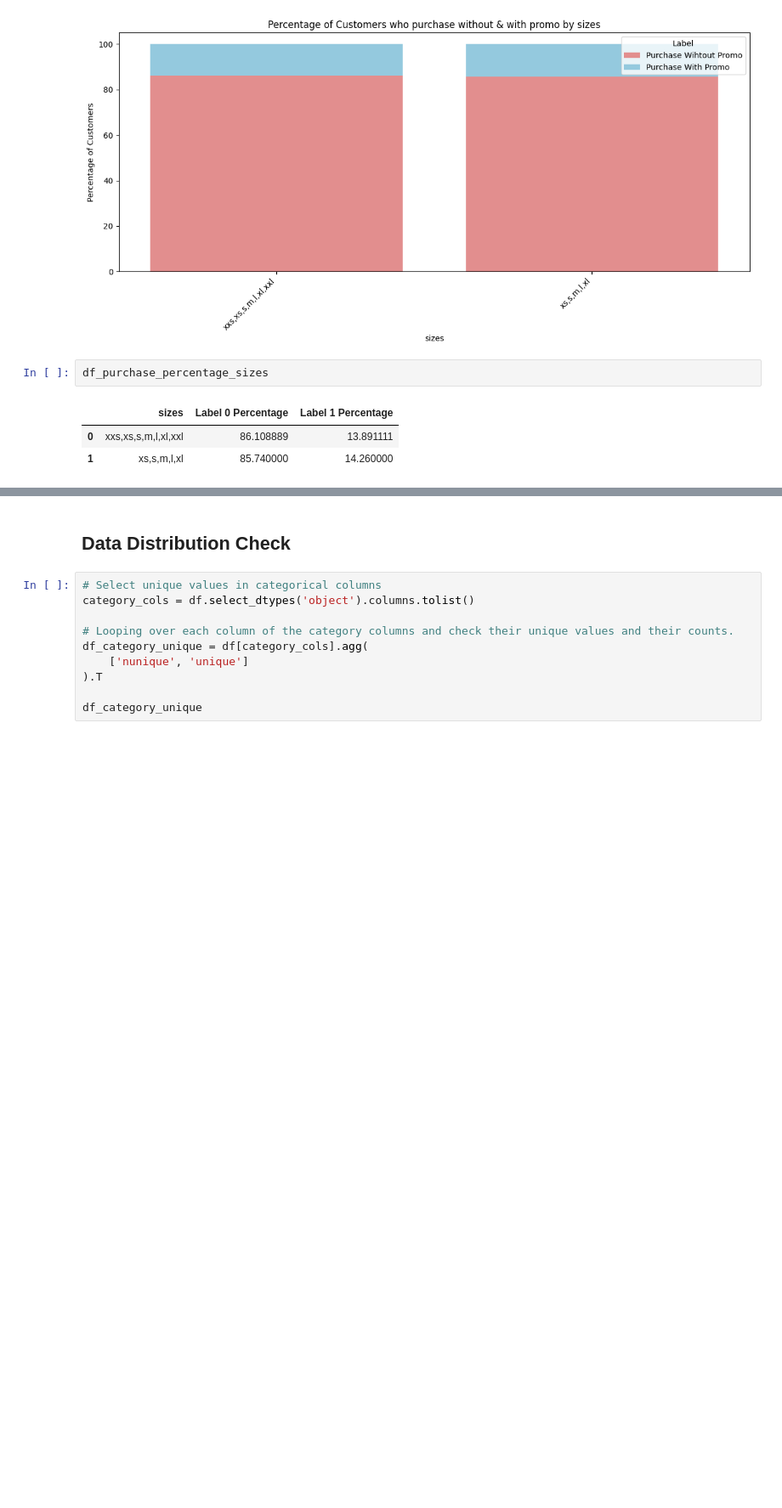
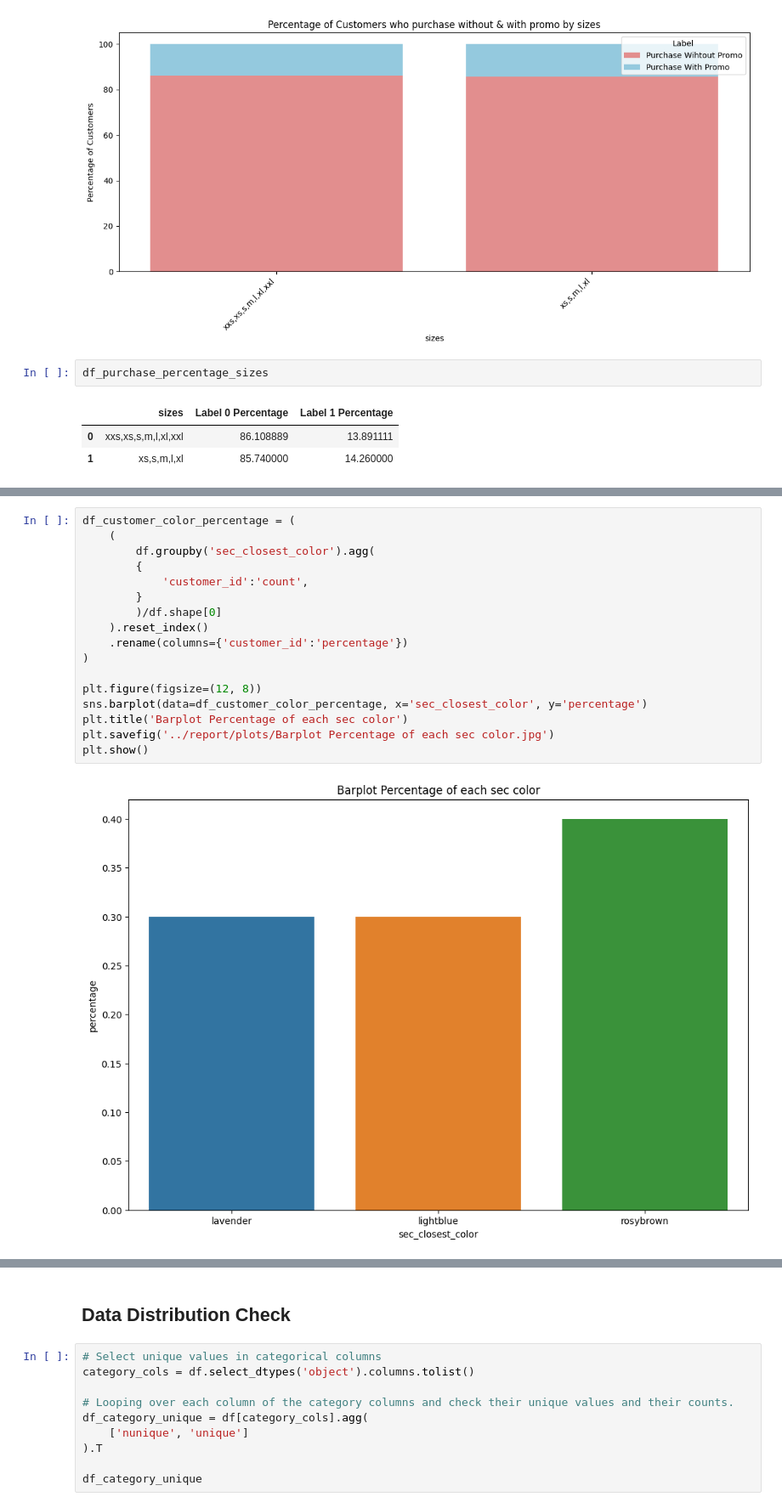
Before and after one commit to AhmedYousriSobhi/market_campain_imapct, a Jupyter notebook: nb_workspace/_1_data_raw_eda.ipynb, the cells around one changed output, grey strips where cells are left out. Shown at 85% size. Drawn from its saved outputs; the diff is of its cells as text; blank space fills up the shorter version.

```diff
--- a/nb_workspace/_1_data_raw_eda.ipynb
+++ b/nb_workspace/_1_data_raw_eda.ipynb
@@ -528,0 +609,19 @@ df_purchase_percentage_sizes
+# %%
+df_customer_color_percentage = (
+    (
+        df.groupby('sec_closest_color').agg(
+        {
+            'customer_id':'count',
+        }
+        )/df.shape[0]
+    ).reset_index()
+    .rename(columns={'customer_id':'percentage'})
+)
+
+plt.figure(figsize=(12, 8))
+sns.barplot(data=df_customer_color_percentage, x='sec_closest_color', y='percentage')
+plt.title('Barplot Percentage of each sec color')
+plt.savefig('../report/plots/Barplot Percentage of each sec color.jpg')
+plt.show()
+# %% [output]
+[figure, added]
```
Also changed, not shown: parts of 13 cells of this notebook, 5 other files.
